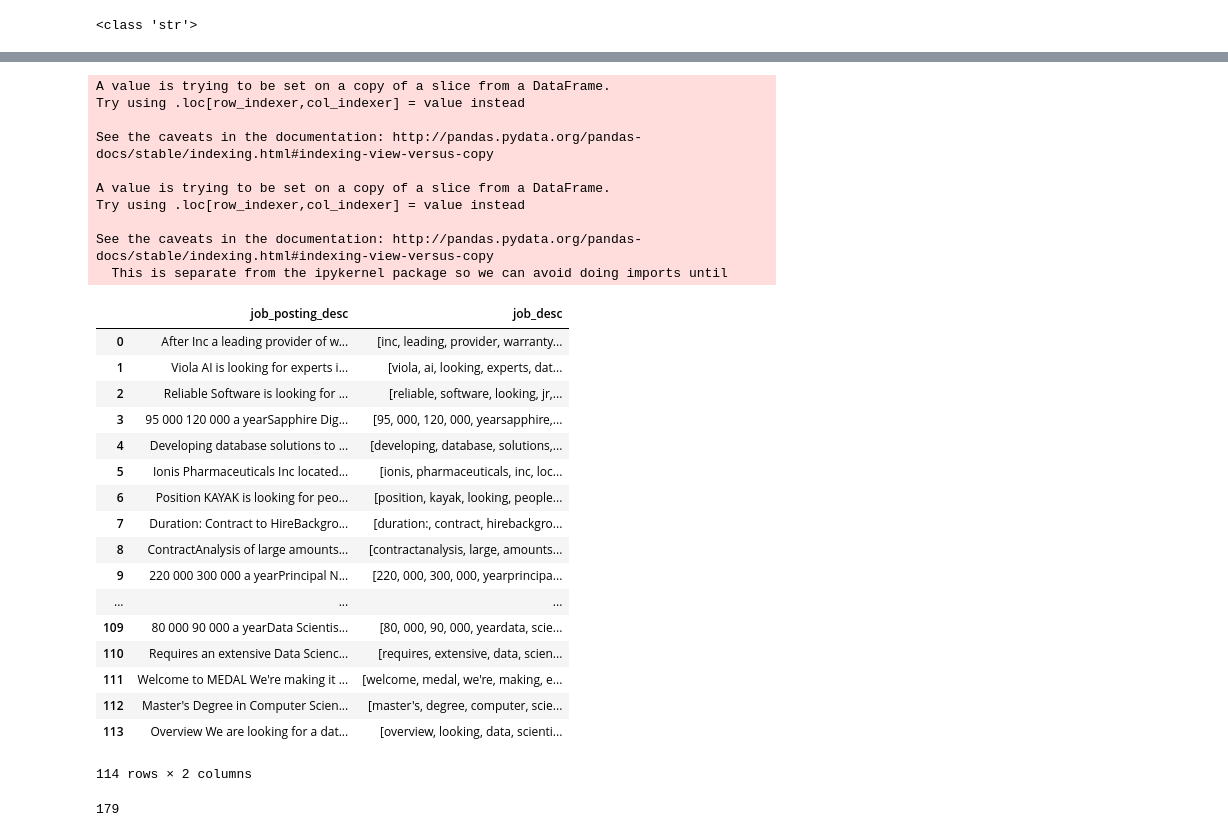
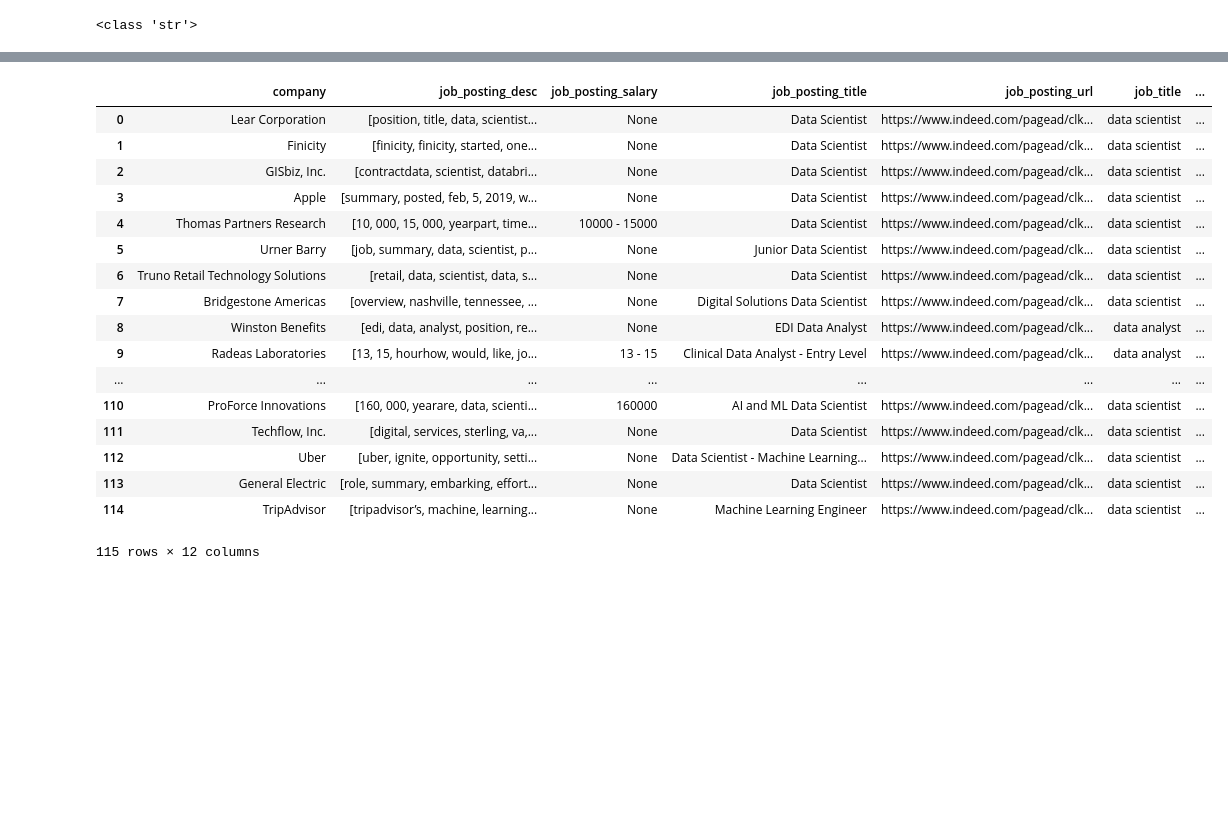
Before and after one commit to MenitaKoonani/Scala_Project_ML_Career_Service, a Jupyter notebook: data/Cleaning_Scraped_Data.ipynb, the cells around one changed output, grey strips where cells are left out. Saved outputs shown, nothing was run; the diff lists cells and outputs as text; code cells hidden in the pictures; blank space fills up the shorter version.

```diff
--- a/data/Cleaning_Scraped_Data.ipynb
+++ b/data/Cleaning_Scraped_Data.ipynb
@@ -281,34 +244,24 @@ data.head()
 # %%
 stopWords = set(stopwords.words('english'))
-data['job_desc'] = data['job_posting_desc'].str.lower().str.split()
-data['job_desc'] = data['job_desc'].apply(lambda x : [item for item in x if item not in stopWords])
-data
+df['job_posting_desc'] = df['job_posting_desc'].str.lower().str.split()
+df['job_posting_desc'] = df['job_posting_desc'].apply(lambda x : [item for item in x if item not in stopWords])
+df
 # %% [output]
+|  | company | job_posting_desc | job_posting_salary | job_posting_title | job_posting_url | job_title | ... |
+| 0 | Lear Corporation | [position, title, data, scientist... | None | Data Scientist | https://www.indeed.com/pagead/clk... | data scientist | ... |
+| 1 | Finicity | [finicity, finicity, started, one... | None | Data Scientist | https://www.indeed.com/pagead/clk... | data scientist | ... |
+| 2 | GISbiz, Inc. | [contractdata, scientist, databri... | None | Data Scientist | https://www.indeed.com/pagead/clk... | data scientist | ... |
+| 3 | Apple | [summary, posted, feb, 5, 2019, w... | None | Data Scientist | https://www.indeed.com/pagead/clk... | data scientist | ... |
+| 4 | Thomas Partners Research | [10, 000, 15, 000, yearpart, time... | 10000 - 15000 | Data Scientist | https://www.indeed.com/pagead/clk... | data scientist | ... |
+| 5 | Urner Barry | [job, summary, data, scientist, p... | None | Junior Data Scientist | https://www.indeed.com/pagead/clk... | data scientist | ... |
+| 6 | Truno Retail Technology Solutions | [retail, data, scientist, data, s... | None | Data Scientist | https://www.indeed.com/pagead/clk... | data scientist | ... |
+| 7 | Bridgestone Americas | [overview, nashville, tennessee, ... | None | Digital Solutions Data Scientist | https://www.indeed.com/pagead/clk... | data scientist | ... |
+| 8 | Winston Benefits | [edi, data, analyst, position, re... | None | EDI Data Analyst | https://www.indeed.com/pagead/clk... | data analyst | ... |
+| 9 | Radeas Laboratories | [13, 15, hourhow, would, like, jo... | 13 - 15 | Clinical Data Analyst - Entry Level | https://www.indeed.com/pagead/clk... | data analyst | ... |
+| ... | ... | ... | ... | ... | ... | ... | ... |
+| 110 | ProForce Innovations | [160, 000, yearare, data, scienti... | 160000 | AI and ML Data Scientist | https://www.indeed.com/pagead/clk... | data scientist | ... |
+| 111 | Techflow, Inc. | [digital, services, sterling, va,... | None | Data Scientist | https://www.indeed.com/pagead/clk... | data scientist | ... |
+| 112 | Uber | [uber, ignite, opportunity, setti... | None | Data Scientist - Machine Learning... | https://www.indeed.com/pagead/clk... | data scientist | ... |
+| 113 | General Electric | [role, summary, embarking, effort... | None | Data Scientist | https://www.indeed.com/pagead/clk... | data scientist | ... |
+| 114 | TripAdvisor | [tripadvisor’s, machine, learning... | None | Machine Learning Engineer | https://www.indeed.com/pagead/clk... | data scientist | ... |
-A value is trying to be set on a copy of a slice from a DataFrame.
-Try using .loc[row_indexer,col_indexer] = value instead
-
-See the caveats in the documentation: http://pandas.pydata.org/pandas-docs/stable/indexing.html#indexing-view-versus-copy
-
-A value is trying to be set on a copy of a slice from a DataFrame.
-Try using .loc[row_indexer,col_indexer] = value instead
-
-See the caveats in the documentation: http://pandas.pydata.org/pandas-docs/stable/indexing.html#indexing-view-versus-copy
-  This is separate from the ipykernel package so we can avoid doing imports until
+115 rows × 12 columns
-|  | job_posting_desc | job_desc |
-| 0 | After Inc a leading provider of w... | [inc, leading, provider, warranty... |
-| 1 | Viola AI is looking for experts i... | [viola, ai, looking, experts, dat... |
-| 2 | Reliable Software is looking for ... | [reliable, software, looking, jr,... |
-| 3 | 95 000 120 000 a yearSapphire Dig... | [95, 000, 120, 000, yearsapphire,... |
-| 4 | Developing database solutions to ... | [developing, database, solutions,... |
-| 5 | Ionis Pharmaceuticals Inc located... | [ionis, pharmaceuticals, inc, loc... |
-| 6 | Position KAYAK is looking for peo... | [position, kayak, looking, people... |
-| 7 | Duration: Contract to HireBackgro... | [duration:, contract, hirebackgro... |
-| 8 | ContractAnalysis of large amounts... | [contractanalysis, large, amounts... |
-| 9 | 220 000 300 000 a yearPrincipal N... | [220, 000, 300, 000, yearprincipa... |
-| ... | ... | ... |
-| 109 | 80 000 90 000 a yearData Scientis... | [80, 000, 90, 000, yeardata, scie... |
-| 110 | Requires an extensive Data Scienc... | [requires, extensive, data, scien... |
-| 111 | Welcome to MEDAL We're making it ... | [welcome, medal, we're, making, e... |
-| 112 | Master's Degree in Computer Scien... | [master's, degree, computer, scie... |
-| 113 | Overview We are looking for a dat... | [overview, looking, data, scienti... |
-114 rows × 2 columns
@@ -319,12 +267,0 @@ sentences = sent_tokenize(str1)
-# %%
-from nltk.corpus import stopwords
-stopWords = set(stopwords.words('english'))
-wordsFiltered = []
-
-for w in words:
-    if w not in stopWords:
-        wordsFiltered.append(w)
-
-print(len(stopWords))
-# %% [output]
-179
```
Also changed, not shown: parts of 23 cells of this notebook, 1 other file.
